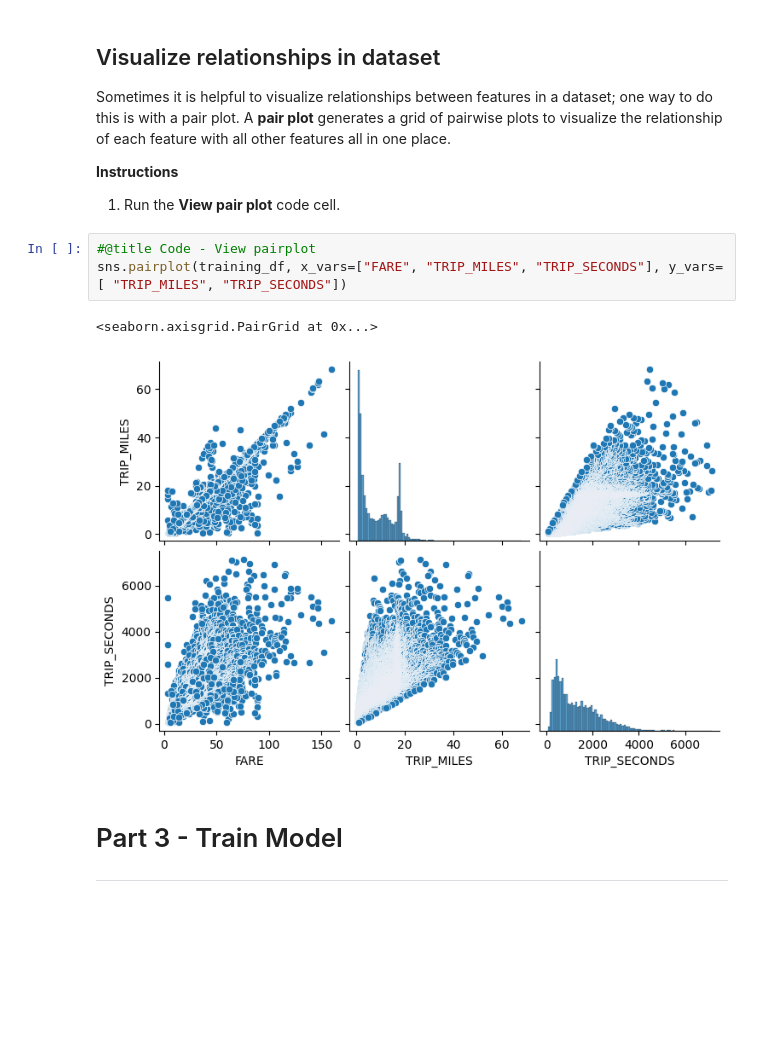
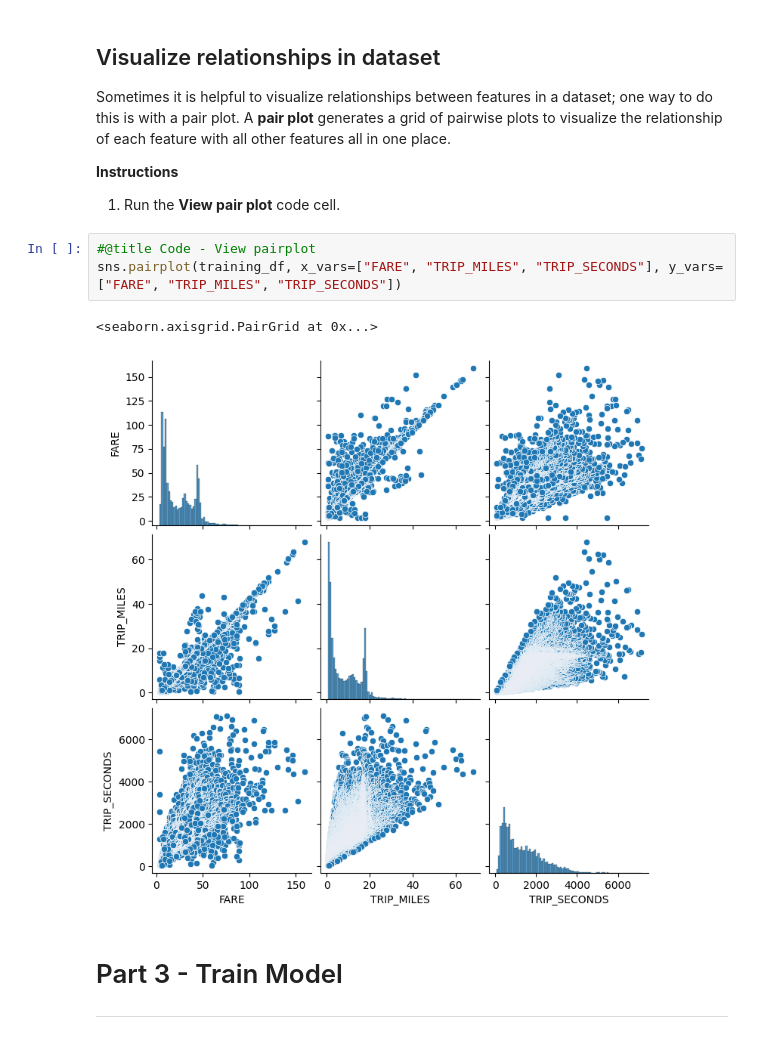
Before and after one commit to cheng306/Backend, a Jupyter notebook: ml/cc/exercises/linear_regression_taxi.ipynb, the cells around one changed output. Saved outputs shown, nothing was run; the diff lists cells and outputs as text; blank space fills up the shorter version.

```diff
--- a/ml/cc/exercises/linear_regression_taxi.ipynb
+++ b/ml/cc/exercises/linear_regression_taxi.ipynb
@@ -246,10 +229,10 @@ Sometimes it is helpful to visualize relationships between features in a dataset
 1. Run the **View pair plot** code cell.
 # %%
 #@title Code - View pairplot
-sns.pairplot(training_df, x_vars=["FARE", "TRIP_MILES", "TRIP_SECONDS"], y_vars=[ "TRIP_MILES", "TRIP_SECONDS"])
+sns.pairplot(training_df, x_vars=["FARE", "TRIP_MILES", "TRIP_SECONDS"], y_vars=["FARE", "TRIP_MILES", "TRIP_SECONDS"])
 # %% [output]
 <seaborn.axisgrid.PairGrid at 0x...>
-[figure, old version]
+[figure, new version]
 # %% [markdown]
 # Part 3 - Train Model
 
```
Also changed, not shown: parts of 12 cells of this notebook.
